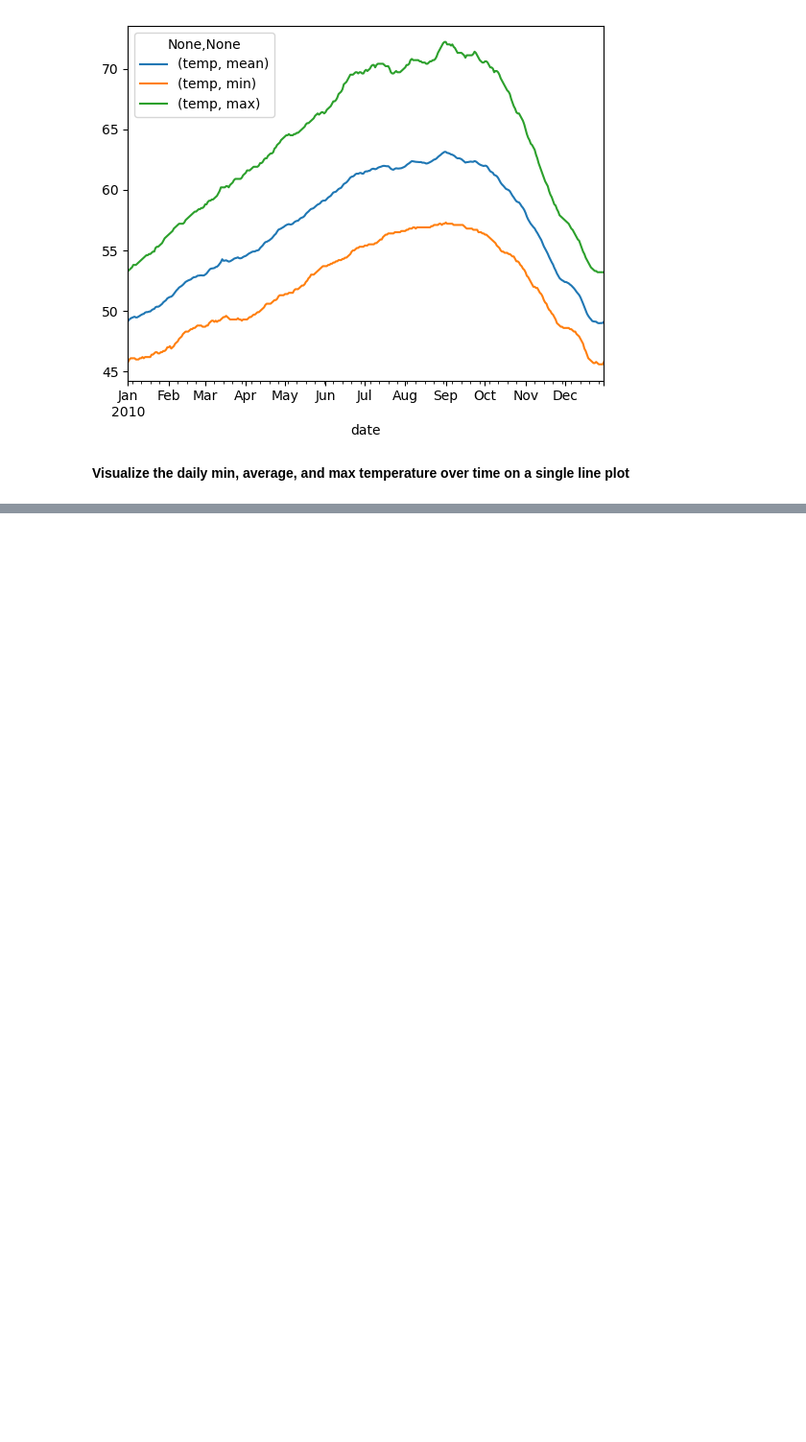
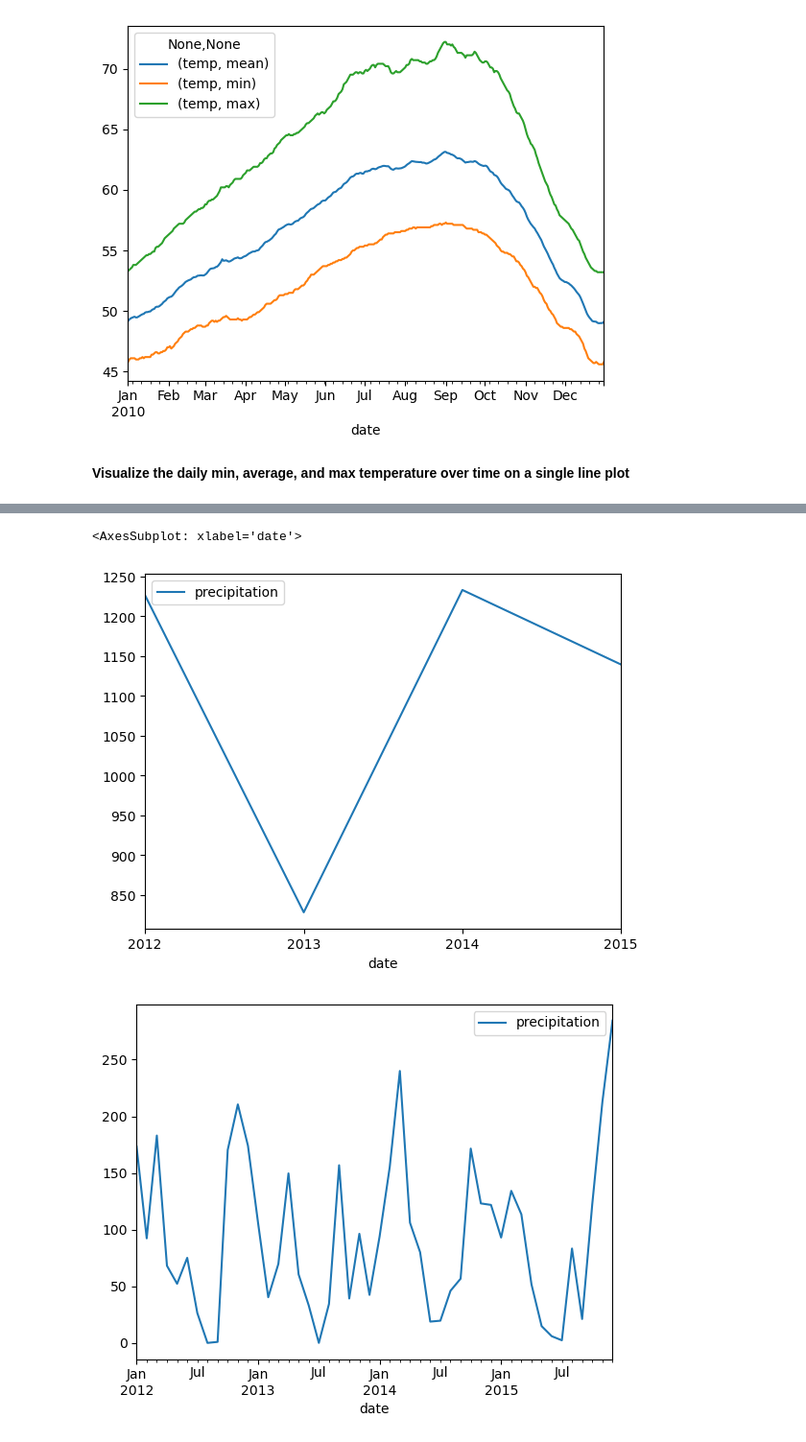
Before and after one commit to jacobpanyathong1/time-series-exercises, a Jupyter notebook: time_series_data_exercises.ipynb, the cells around one changed output, grey strips where cells are left out. Shown: that part at 96% size. Drawn from its saved outputs; the diff is of its cells as text; code cells hidden in the pictures; blank space fills up the shorter version.

Commit message:
data exercises

```diff
--- a/time_series_data_exercises.ipynb
+++ b/time_series_data_exercises.ipynb
@@ -91,0 +95,2 @@ df.resample('D').agg(['mean','min','max']).plot()
+# %%
+weather = data.seattle_weather()
@@ -91,0 +106,14 @@ df.resample('D').agg(['mean','min','max']).plot()
+# %%
+weather['day_of_week']= weather['date'].dt.day_name()
+weather['month']= weather['date'].dt.month
+# %%
+weather= weather.set_index('date')
+# %%
+rain_df= weather.drop(columns=['weather', 'wind', 'temp_max', 'temp_min', 'month'])
+# %%
+rain_df.resample('Y').sum().plot()
+rain_df.resample('M').sum().plot()
+# %% [output]
+<AxesSubplot: xlabel='date'>
+[figure, added]
+[figure, added]
```
Also changed, not shown: parts of 19 cells of this notebook.
